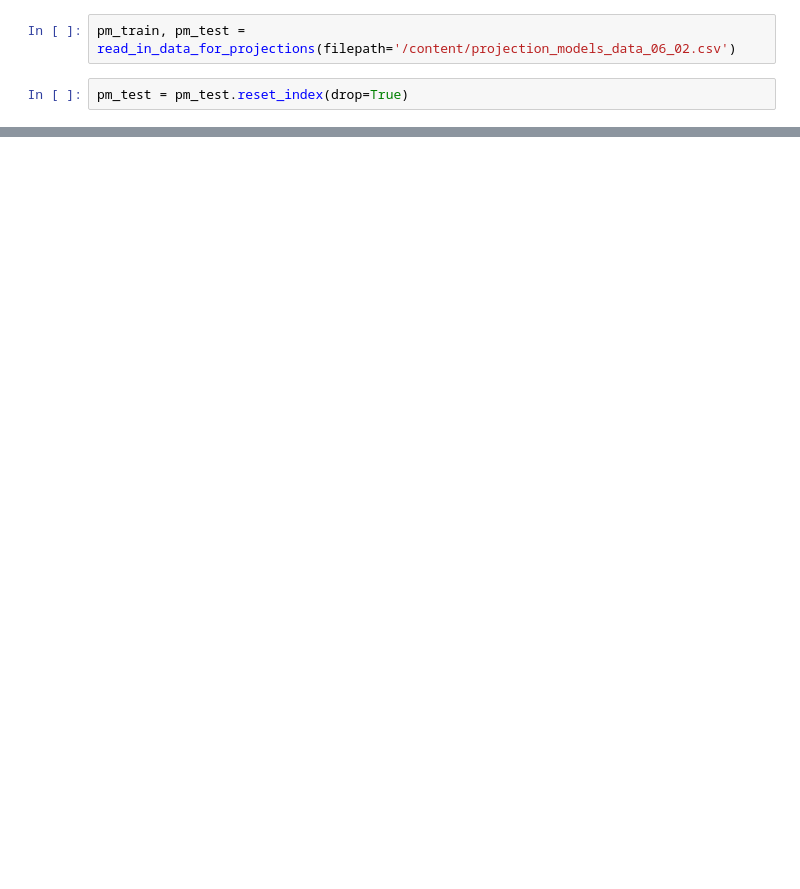
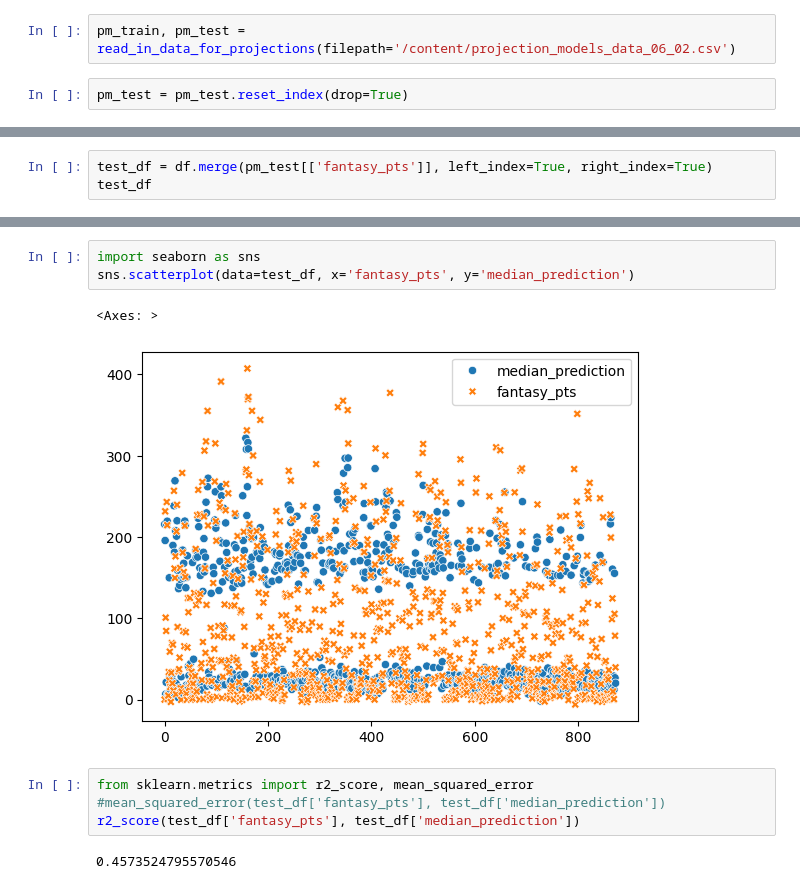
Before and after one commit to alexanderjireland/ff-draft-optimizer, a Jupyter notebook: notebooks/ff_projections_notebook.ipynb, the cells around one changed output, grey strips where cells are left out. Drawn from its saved outputs; the diff is of its cells as text; blank space fills up the shorter version.

```diff
--- a/notebooks/ff_projections_notebook.ipynb
+++ b/notebooks/ff_projections_notebook.ipynb
@@ -41,0 +180,3 @@ df
+# %%
+test_df = df.merge(pm_test[['fantasy_pts']], left_index=True, right_index=True)
+test_df
@@ -41,0 +197,12 @@ df
+# %%
+import seaborn as sns
+sns.scatterplot(data=test_df, x='fantasy_pts', y='median_prediction')
+# %% [output]
+<Axes: >
+[figure, added]
+# %%
+from sklearn.metrics import r2_score, mean_squared_error
+#mean_squared_error(test_df['fantasy_pts'], test_df['median_prediction'])
+r2_score(test_df['fantasy_pts'], test_df['median_prediction'])
+# %% [output]
+0.4573524795570546
```
Also changed, not shown: parts of 11 cells of this notebook.
